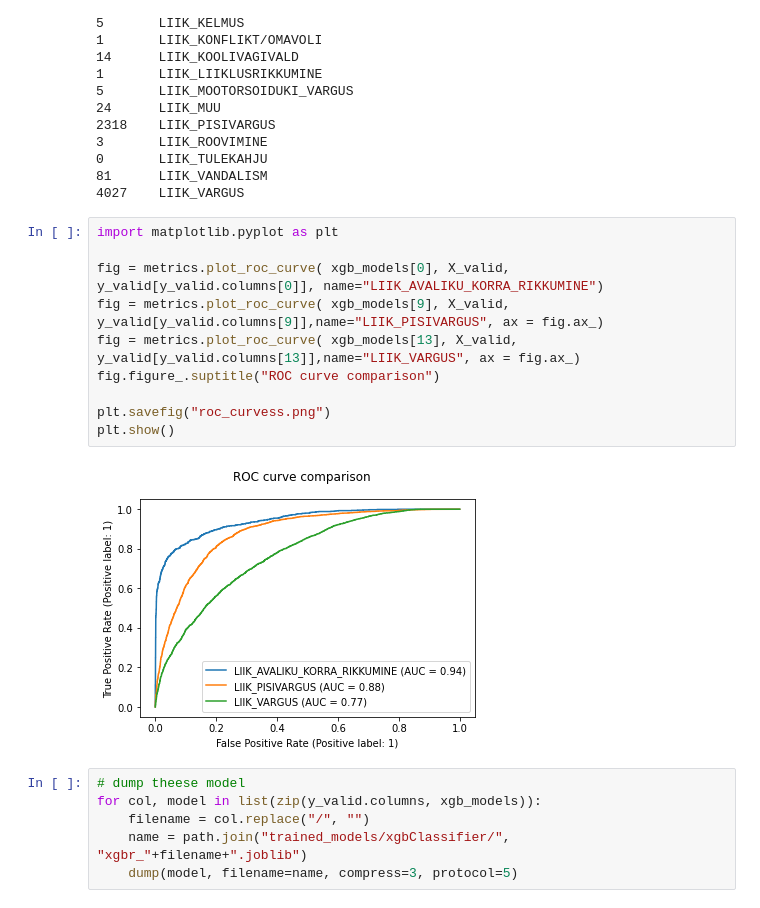
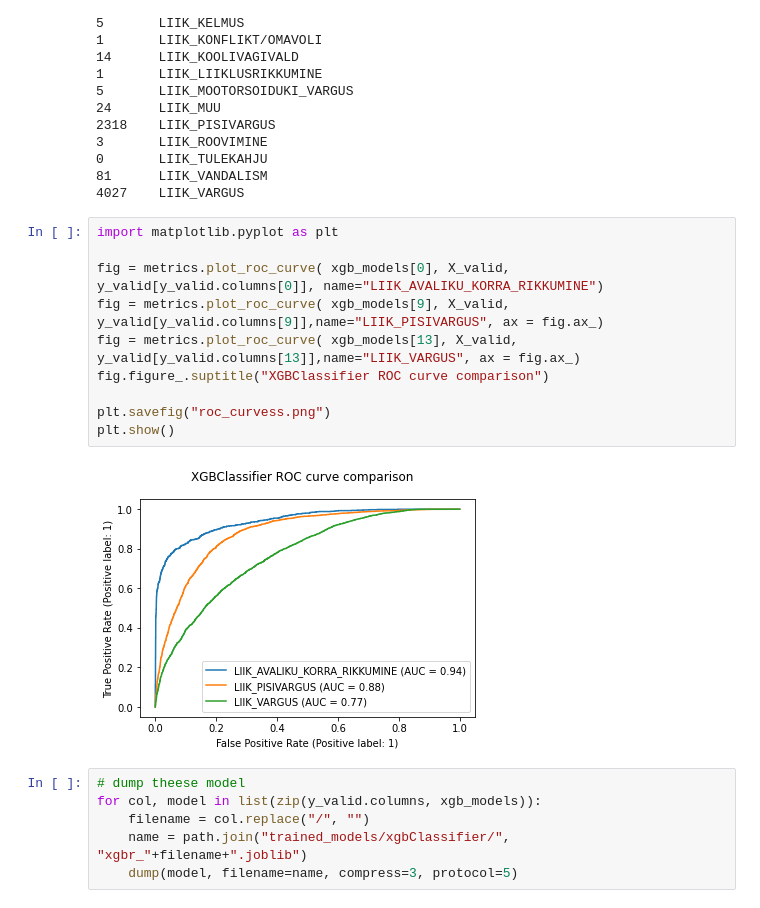
Before and after one commit to ToomasRo/crime_predictor, a Jupyter notebook: code/cleaner_models/xgbClassifier.ipynb, the cells around one changed output. Cells and saved outputs as stored; diff of their text form.

Commit message:
new roc curve

```diff
--- a/code/cleaner_models/xgbClassifier.ipynb
+++ b/code/cleaner_models/xgbClassifier.ipynb
@@ -163,15 +163,15 @@ for col, model in list(zip(y_valid.columns, xgb_models)):
 # %%
 import matplotlib.pyplot as plt
 
 fig = metrics.plot_roc_curve( xgb_models[0], X_valid, y_valid[y_valid.columns[0]], name="LIIK_AVALIKU_KORRA_RIKKUMINE")
 fig = metrics.plot_roc_curve( xgb_models[9], X_valid, y_valid[y_valid.columns[9]],name="LIIK_PISIVARGUS", ax = fig.ax_)
 fig = metrics.plot_roc_curve( xgb_models[13], X_valid, y_valid[y_valid.columns[13]],name="LIIK_VARGUS", ax = fig.ax_)
-fig.figure_.suptitle("ROC curve comparison")
+fig.figure_.suptitle("XGBClassifier ROC curve comparison")
 
 plt.savefig("roc_curvess.png")
 plt.show()
 # %% [output]
-[figure, old version]
+[figure, new version]
 # %%
 # dump theese model
 for col, model in list(zip(y_valid.columns, xgb_models)):
```
Also changed, not shown: 1 other file.
